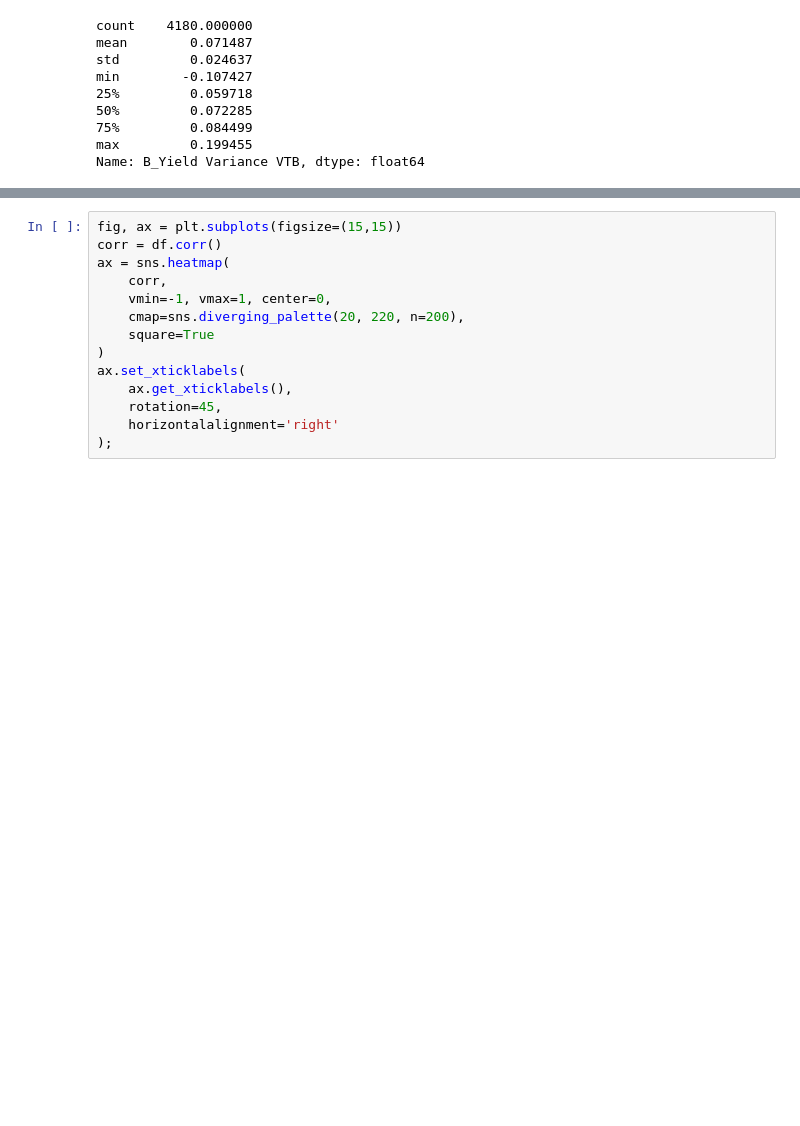
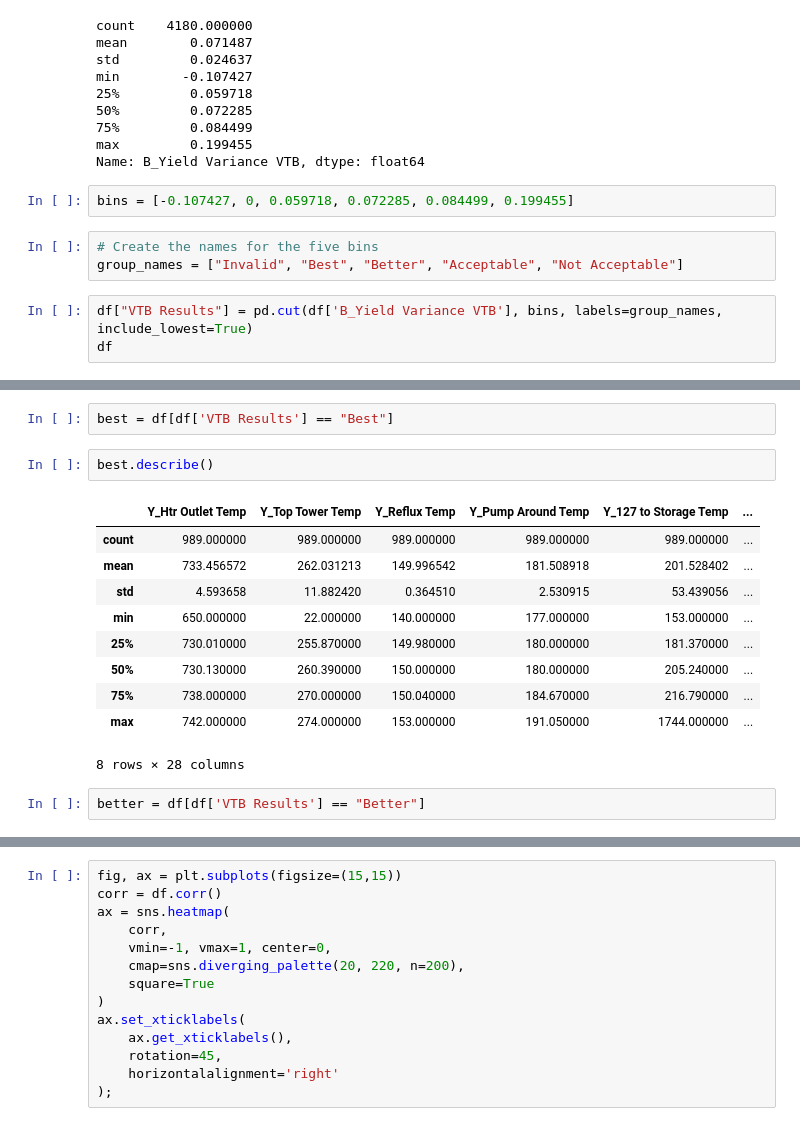
Before and after one commit to JPHebert32/MPO, a Jupyter notebook: data.ipynb, the cells around one changed output, grey strips where cells are left out. Saved outputs shown, nothing was run; the diff lists cells and outputs as text; blank space fills up the shorter version.

```diff
--- a/data.ipynb
+++ b/data.ipynb
@@ -130,3 +130,11 @@ min        -0.107427
 75%         0.084499
 max         0.199455
 Name: B_Yield Variance VTB, dtype: float64
+# %%
+bins = [-0.107427, 0, 0.059718, 0.072285, 0.084499, 0.199455]
+# %%
+# Create the names for the five bins
+group_names = ["Invalid", "Best", "Better", "Acceptable", "Not Acceptable"]
+# %%
+df["VTB Results"] = pd.cut(df['B_Yield Variance VTB'], bins, labels=group_names, include_lowest=True)
+df
@@ -132,0 +155,17 @@ Name: B_Yield Variance VTB, dtype: float64
+# %%
+best = df[df['VTB Results'] == "Best"]
+# %%
+best.describe()
+# %% [output]
+|  | Y_Htr Outlet Temp | Y_Top Tower Temp | Y_Reflux Temp | Y_Pump Around Temp | Y_127 to Storage Temp | ... |
+| count | 989.000000 | 989.000000 | 989.000000 | 989.000000 | 989.000000 | ... |
+| mean | 733.456572 | 262.031213 | 149.996542 | 181.508918 | 201.528402 | ... |
+| std | 4.593658 | 11.882420 | 0.364510 | 2.530915 | 53.439056 | ... |
+| min | 650.000000 | 22.000000 | 140.000000 | 177.000000 | 153.000000 | ... |
+| 25% | 730.010000 | 255.870000 | 149.980000 | 180.000000 | 181.370000 | ... |
+| 50% | 730.130000 | 260.390000 | 150.000000 | 180.000000 | 205.240000 | ... |
+| 75% | 738.000000 | 270.000000 | 150.040000 | 184.670000 | 216.790000 | ... |
+| max | 742.000000 | 274.000000 | 153.000000 | 191.050000 | 1744.000000 | ... |
+8 rows × 28 columns
+# %%
+better = df[df['VTB Results'] == "Better"]
```
Also changed, not shown: parts of 7 cells of this notebook, 1 other file.
